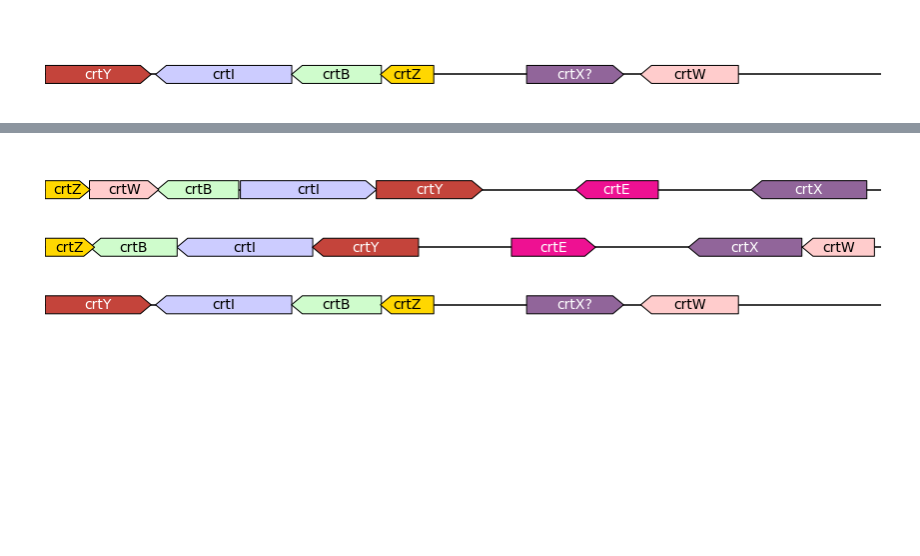
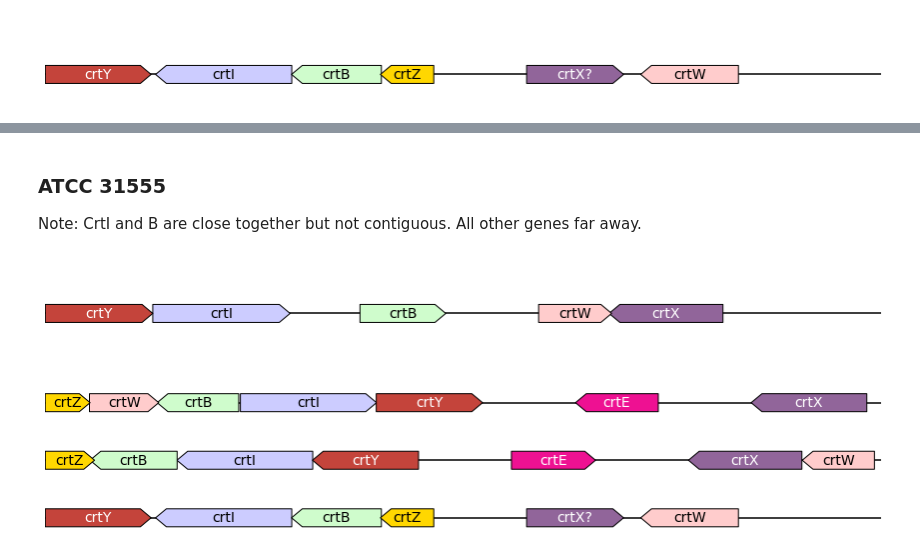
Before and after one commit to DarrenKey/Astaxanthin-RD1-Project, a Jupyter notebook: python-scripts/OperonCreation.ipynb, the cells around one changed output, grey strips where cells are left out. Cells and saved outputs as stored; diff of their text form; code cells hidden in the pictures; blank space fills up the shorter version.

```diff
--- a/python-scripts/OperonCreation.ipynb
+++ b/python-scripts/OperonCreation.ipynb
@@ -135,3 +155,32 @@ ax.figure.savefig('crtoperon_rhizorhabdusmk52.png', bbox_inches='tight')
+# %% [markdown]
+### ATCC 31555
+Note: CrtI and B are close together but not contiguous. All other genes far away.
+# %%
+atcc31555_features=[
+    GraphicFeature(start=1, end=1158, strand=+1, color="#C4443B",
+                   label="crtY", fontdict = font_dict, thickness = uni_thick),
+    GraphicFeature(start=1158, end=2636, strand=+1, color="#ccccff",
+                   label="crtI", fontdict = font_dict, thickness = uni_thick),
+    GraphicFeature(start=3389, end=4312, strand=+1, color="#cffccc",
+                   label="crtB", fontdict = font_dict, thickness = uni_thick),
+
+
+    GraphicFeature(start=5312, end=6098, strand=1, color="#ffcccc",
+                   label="crtW", fontdict = font_dict, thickness = uni_thick),
+
+
+    GraphicFeature(start=6070, end=7296, strand=-1, color="#91659A",
+                   label="crtX", fontdict = font_dict, thickness = uni_thick)
+
+
+]
+atcc31555_record = GraphicRecord(sequence_length=9000, features=atcc31555_features, feature_level_height=0)
+# record.default_font_family = 'Times New Roman'
+
+ax, _ = atcc31555_record.plot(figure_width=15, with_ruler=False)
+ax.figure.savefig('crtoperon_atcc31555.png', bbox_inches='tight')
+# %% [output]
+[figure, added]
 # %%
 
 fig, (ax1, ax2, ax3) = plt.subplots(
```
Also changed, not shown: parts of 4 cells of this notebook.
